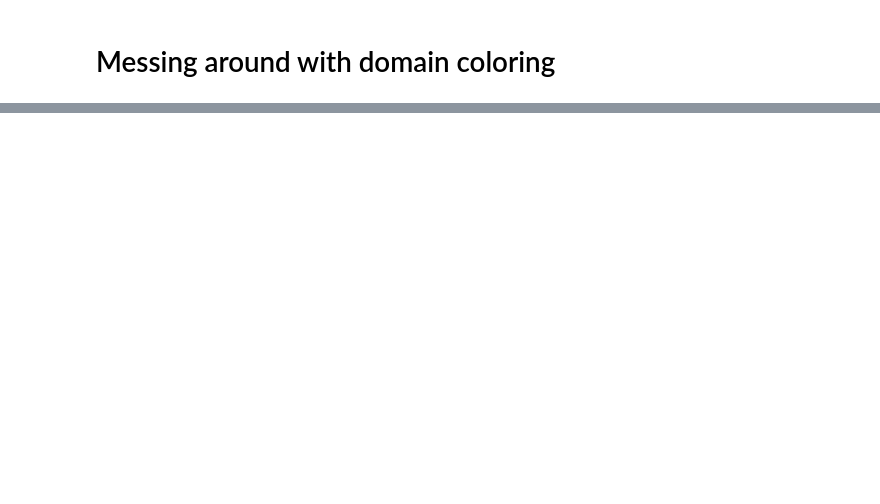
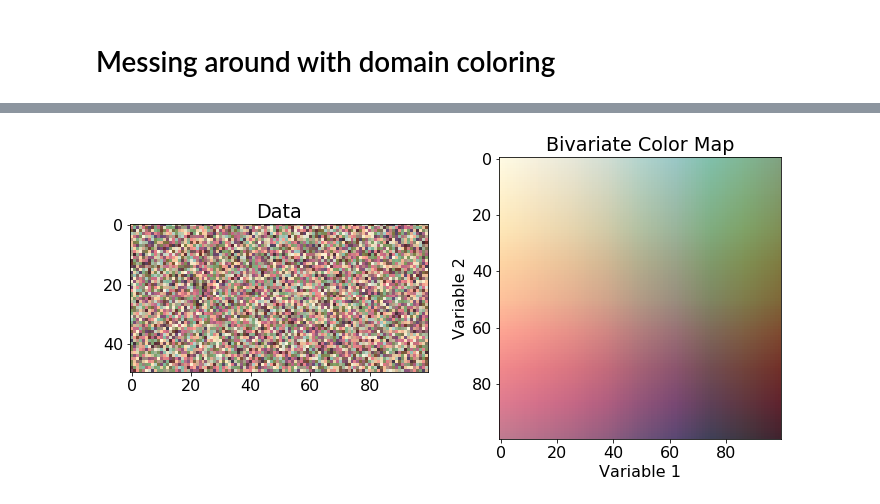
Before and after one commit to SimonEnsemble/nonlinear_sensing, a Jupyter notebook: viz mapping.ipynb, the cells around one changed output, grey strips where cells are left out. Cells and saved outputs as stored; diff of their text form; code cells hidden in the pictures; blank space fills up the shorter version.

```diff
--- a/viz mapping.ipynb
+++ b/viz mapping.ipynb
@@ -364,0 +407,26 @@ plt.show()
+# %%
+
+
+z1 = np.random.random((50,100))
+z2 = np.random.random((50,100))
+Z_color = colorFromBivariateData(z1,z2)
+
+xx, yy = np.mgrid[0:100,0:100]
+C_map = colorFromBivariateData(xx,yy)
+
+fig = plt.figure(figsize=(10,5))
+
+ax1 = fig.add_subplot(1,2,1)
+ax1.imshow(Z_color)
+ax1.set_title('Data')
+
+ax2 = fig.add_subplot(1,2,2)
+ax2.imshow(C_map)
+ax2.set_title('Bivariate Color Map')
+ax2.set_xlabel('Variable 1')
+ax2.set_ylabel('Variable 2')
+
+fig.tight_layout()
+fig.show()
+# %% [output]
+[figure, added]
```
Also changed, not shown: parts of 13 cells of this notebook.
